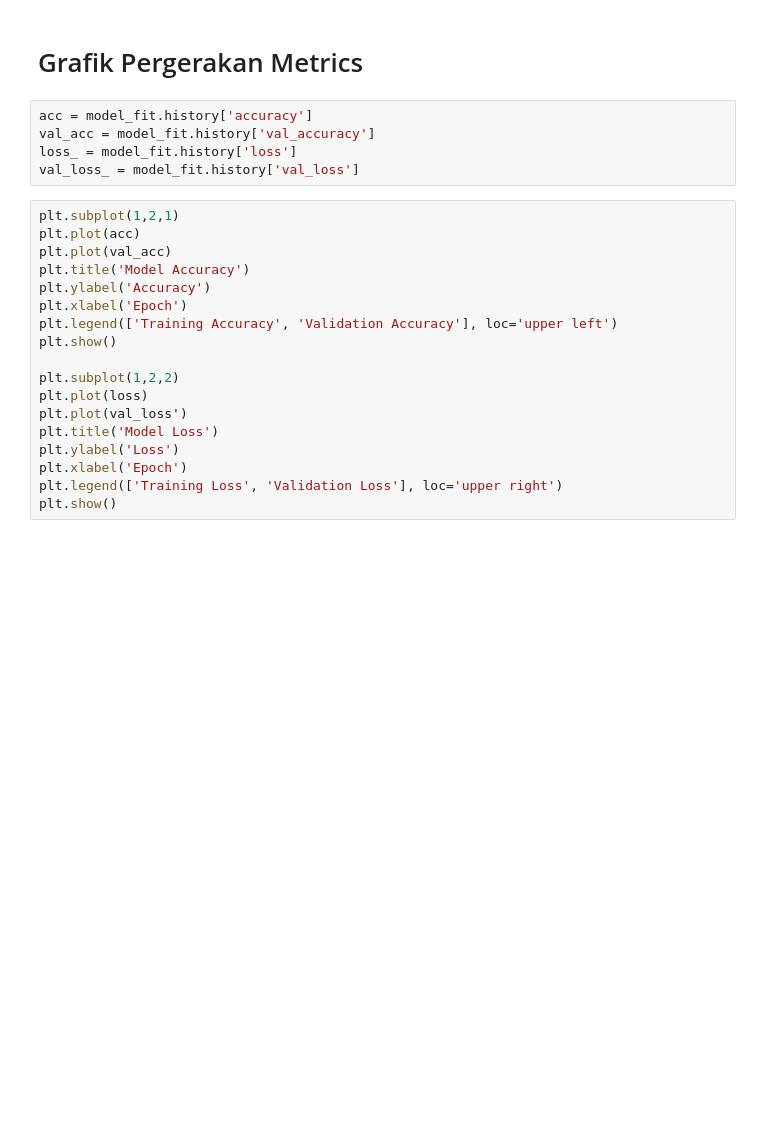
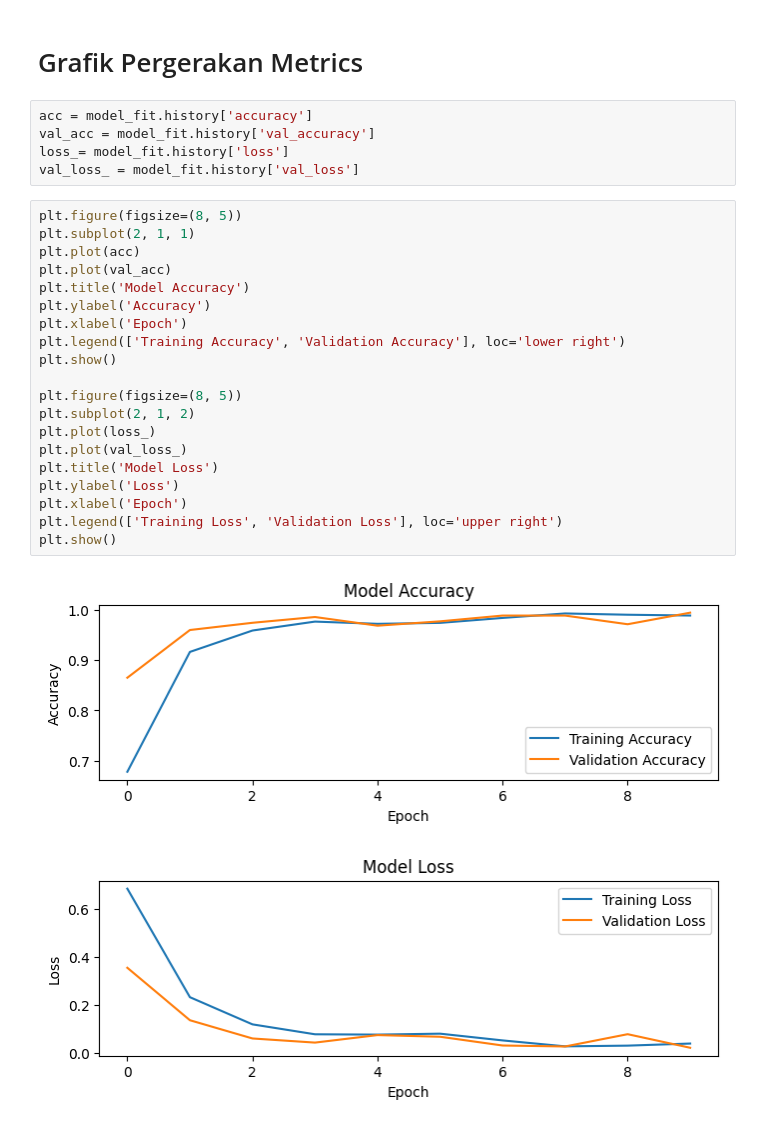
Before and after one commit to zahrasalsabila12/Praktikum_KB, a Jupyter notebook: Posttest_KB_7/2109106063_Zahra Salsabila_POSTTEST7KB.ipynb, the cells around one changed output. Drawn from its saved outputs; the diff is of its cells as text; blank space fills up the shorter version.

```diff
--- a/Posttest_KB_7/2109106063_Zahra Salsabila_POSTTEST7KB.ipynb
+++ b/Posttest_KB_7/2109106063_Zahra Salsabila_POSTTEST7KB.ipynb
@@ -203,23 +214,28 @@ print("-------------------------------------------------")
 # %%
 acc = model_fit.history['accuracy']
 val_acc = model_fit.history['val_accuracy']
-loss_ = model_fit.history['loss']
+loss_= model_fit.history['loss']
 val_loss_ = model_fit.history['val_loss']
 # %%
-plt.subplot(1,2,1)
+plt.figure(figsize=(8, 5))
+plt.subplot(2, 1, 1)
 plt.plot(acc)
 plt.plot(val_acc)
 plt.title('Model Accuracy')
 plt.ylabel('Accuracy')
 plt.xlabel('Epoch')
-plt.legend(['Training Accuracy', 'Validation Accuracy'], loc='upper left')
+plt.legend(['Training Accuracy', 'Validation Accuracy'], loc='lower right')
 plt.show()
 
-plt.subplot(1,2,2)
-plt.plot(loss)
-plt.plot(val_loss')
+plt.figure(figsize=(8, 5))
+plt.subplot(2, 1, 2)
+plt.plot(loss_)
+plt.plot(val_loss_)
 plt.title('Model Loss')
 plt.ylabel('Loss')
 plt.xlabel('Epoch')
 plt.legend(['Training Loss', 'Validation Loss'], loc='upper right')
 plt.show()
+# %% [output]
+[figure, added]
+[figure, added]
```
Also changed, not shown: parts of 2 cells of this notebook.
